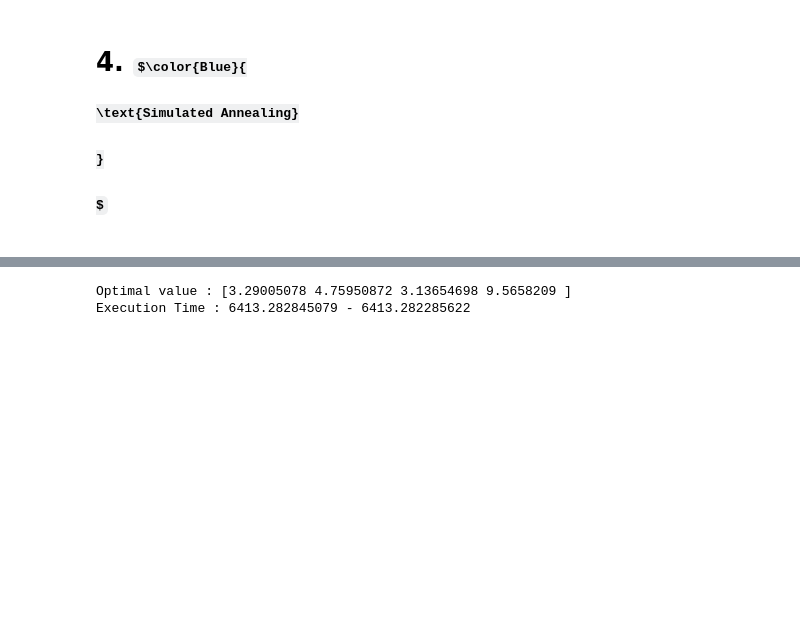
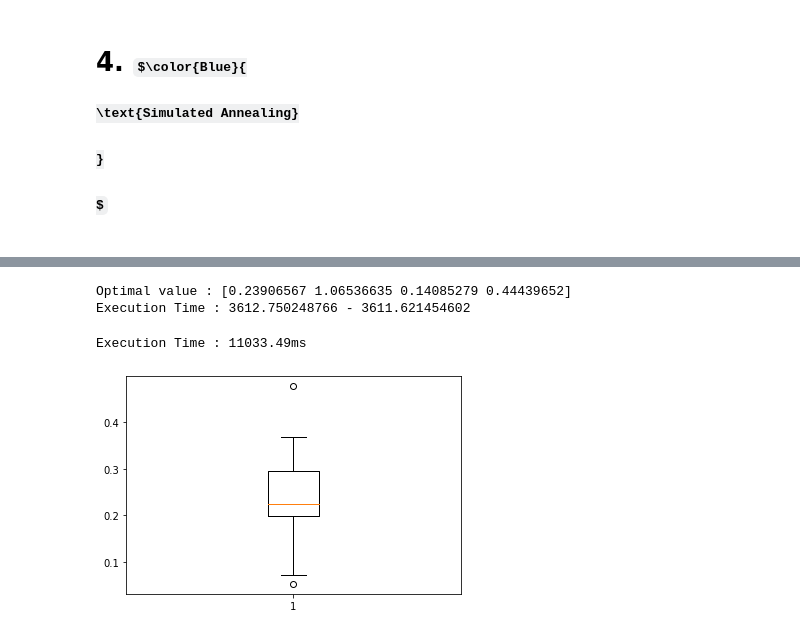
Before and after one commit to deshanchathusanka/optimisation, a Jupyter notebook: optimizer_development.ipynb, the cells around one changed output, grey strips where cells are left out. Drawn from its saved outputs; the diff is of its cells as text; code cells hidden in the pictures; some formulas as TeX source; blank space fills up the shorter version.

Commit message:
exploration and exploitation implementation

```diff
--- a/optimizer_development.ipynb
+++ b/optimizer_development.ipynb
@@ -415,14 +415,32 @@ def simulated_annealing(n_samples, lb, ub):
   no_samples : Number of samples
   Description : Implementation of simulated annealing
   '''
+  sigma = np.array([2, 2, 2, 2])
+  p_accepted = 0.9
+
   x_best = np.random.uniform(low = lb, high = ub)
   y_best = f(x_best)
 
   x_c = x_best
   y_c = y_best
 
-  # for k in range(n_samples):
-  #   print('')
+  t_i = 10000 # initial temperature
+  for k in range(n_samples):
+    t_k = t_i/(k + 1) # fast annealing model
+    x_prime = generate_truncate_rvs(lb, ub, x_c, sigma)
+    x_prime = np.transpose(x_prime[0])
+    y_prime = f(x_prime)
+    delta_y = y_prime - y_c
+
+    p = min(np.exp(-delta_y/t_k), 1)
+    # if(p_accepted > p):
+    #   print(k)
+    if(delta_y <= 0) or (p_accepted < p): # exploitation and exploration
+      x_c, y_c = x_prime, y_prime
+
+    if(y_prime < y_best):
+      x_best, y_best = x_prime, y_prime
+
 
   return x_best, y_best
 
@@ -436,5 +454,24 @@ end = time.perf_counter()
 print(f'Optimal value : {x_np_min}')
 print(f'Execution Time : {end} - {start}')
 # %% [output]
-Optimal value : [3.29005078 4.75950872 3.13654698 9.5658209 ]
-Execution Time : 6413.282845079 - 6413.282285622
+Optimal value : [0.23906567 1.06536635 0.14085279 0.44439652]
+Execution Time : 3612.750248766 - 3611.621454602
+# %%
+n_repeat = 21
+n_samples = 1000
+lb, ub = np.array([0.125, 0.125, 0.1, 0.1]), np.array([5, 5, 10, 10])
+start = time.perf_counter()
+simulated_annealing_results = [simulated_annealing(n_samples, lb, ub)[-1] for i in range(n_repeat)]
+end = time.perf_counter()
+
+print(f'Execution Time : {round((end - start)*1000, 2)}ms')
+assert len(simulated_annealing_results) == 21
+# assert g1.execution < 10000, f'g1(x) has been executed more than allowed: {g1.execution}'
+# %% [output]
+Execution Time : 11033.49ms
+# %%
+plt.figure()
+plt.boxplot(simulated_annealing_results)
+plt.show()
+# %% [output]
+[figure, added]
```
Also changed, not shown: parts of 6 cells of this notebook.
